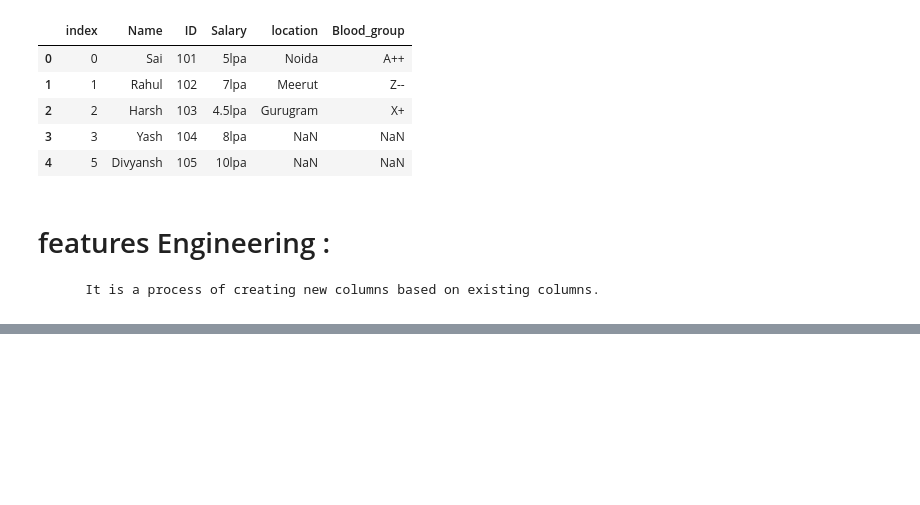
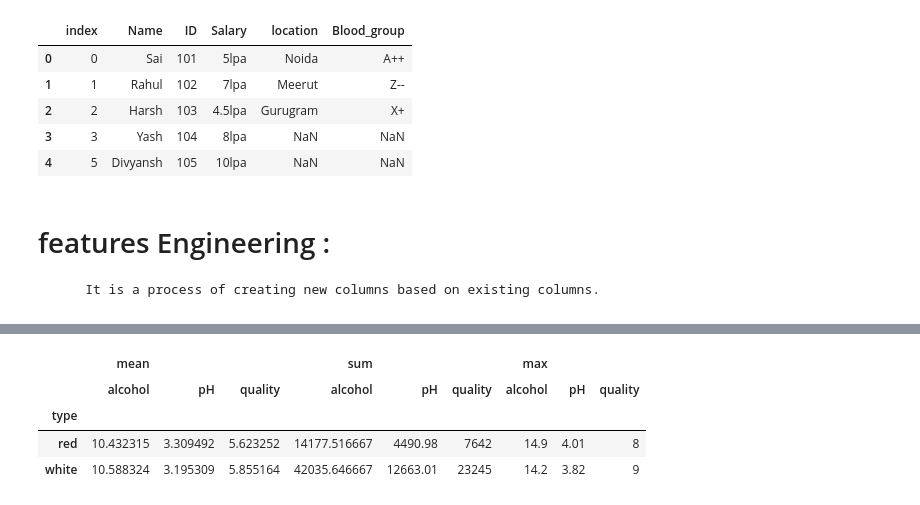
Before and after one commit to Amandeep006/QSPIDER-, a Jupyter notebook: pylab/pan.ipynb, the cells around one changed output, grey strips where cells are left out. Saved outputs shown, nothing was run; the diff lists cells and outputs as text; code cells hidden in the pictures; blank space fills up the shorter version.

```diff
--- a/pylab/pan.ipynb
+++ b/pylab/pan.ipynb
@@ -901,0 +927,12 @@ titanic.head()
+# %%
+WineQuality.pivot_table(
+    values=["pH","quality","alcohol"],
+    index="type",
+    aggfunc=["mean","sum","max"]
+)
+# %% [output]
+|  | mean |  |  | sum |  |  | max |  |  |
+|  | alcohol | pH | quality | alcohol | pH | quality | alcohol | pH | quality |
+| type |  |  |  |  |  |  |  |  |  |
+| red | 10.432315 | 3.309492 | 5.623252 | 14177.516667 | 4490.98 | 7642 | 14.9 | 4.01 | 8 |
+| white | 10.588324 | 3.195309 | 5.855164 | 42035.646667 | 12663.01 | 23245 | 14.2 | 3.82 | 9 |
```
Also changed, not shown: parts of 8 cells of this notebook.
